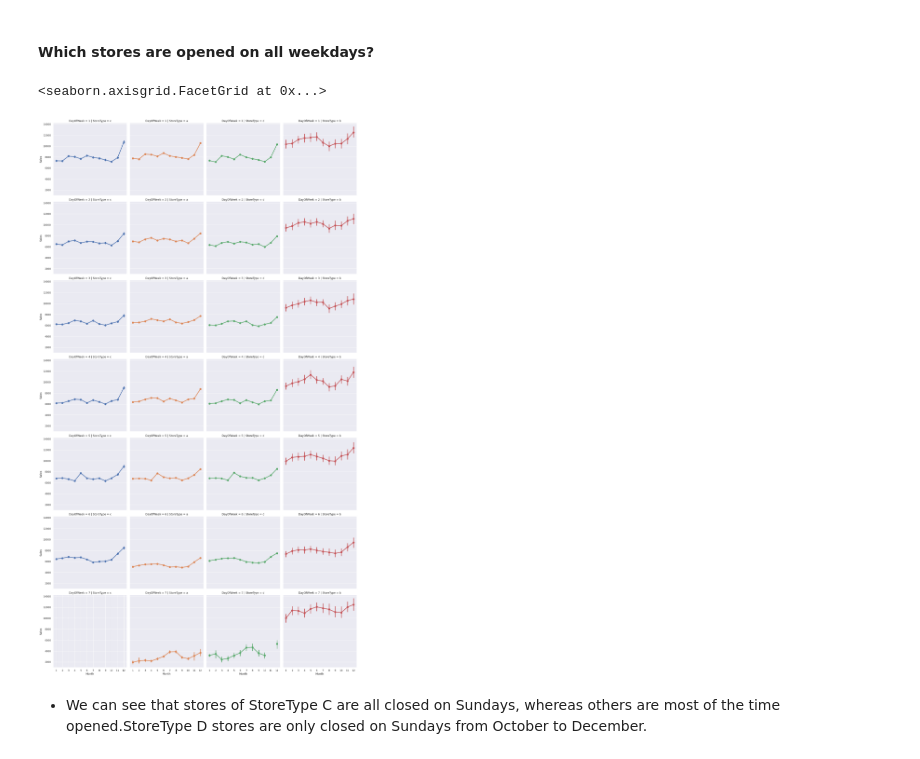
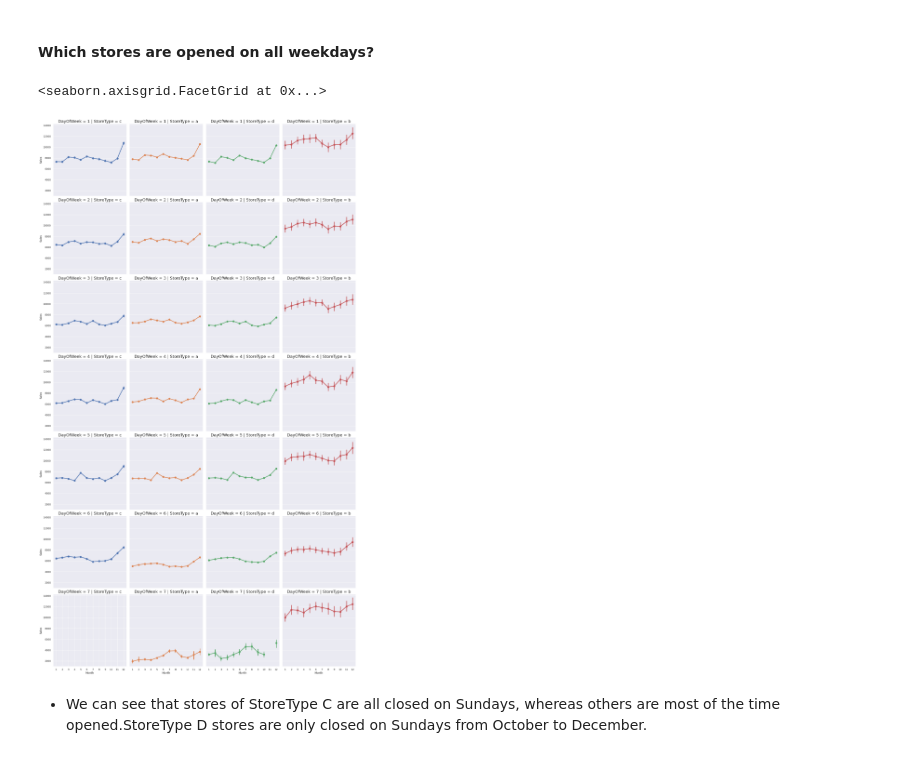
Before and after one commit to Bethelsis/Pharmaceutical-Sales-prediction, a Jupyter notebook: Notebooks/sales_predict_prophet.ipynb, the cells around one changed output. Drawn from its saved outputs; the diff is of its cells as text; code cells hidden in the pictures.

```diff
--- a/Notebooks/sales_predict_prophet.ipynb
+++ b/Notebooks/sales_predict_prophet.ipynb
@@ -19,12 +22,12 @@ warnings.filterwarnings("ignore")
 path = 'data/train.csv'
 repo = '/home/bethelhem/Pharmaceutical-Sales-prediction'
 version = 'train_v1'
-data_url = dvc.api.get_url(
+data_url2 = dvc.api.get_url(
     path = path,
     repo = repo,
     rev=version
     )
-train_data=pd.read_csv(data_url)
+train_data=pd.read_csv(data_url2)
 train_data.head()
 # %% [output]
 |  | Store | DayOfWeek | Date | Sales | Customers | Open | Promo | StateHoliday | SchoolHoliday |
@@ -407,13 +417,14 @@ Text(0.5, 1.0, 'Customers behavior during store open and closing times \n\n ')
 #### Which stores are opened on all weekdays?
 # %%
 #customers trends
-sns.factorplot(data = train_store, x = 'Month', y = "Sales", hue = 'StoreType',
+g=sns.factorplot(data = train_store, x = 'Month', y = "Sales", hue = 'StoreType',
                col = 'StoreType', # per store type in cols
                row = 'DayOfWeek', # per day of week in the stores
                )
+g.set_titles(size=18)
 # %% [output]
 <seaborn.axisgrid.FacetGrid at 0x...>
-[figure, old version]
+[figure, new version]
 # %% [markdown]
 - We can see that stores of StoreType C are all closed on Sundays, whereas others are most of the time opened.StoreType D stores are only closed on Sundays from October to December.
 # %% [markdown]
```
Also changed, not shown: parts of 17 cells of this notebook.
